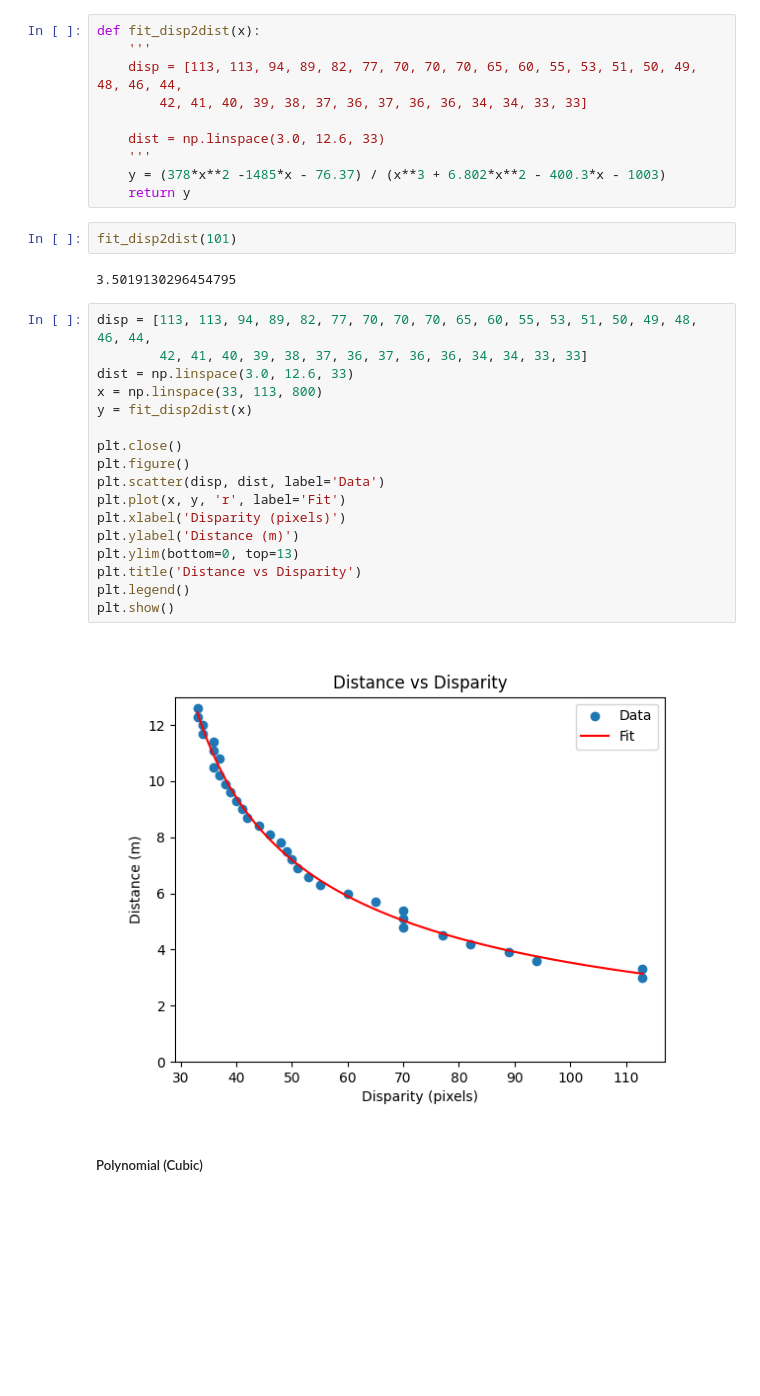
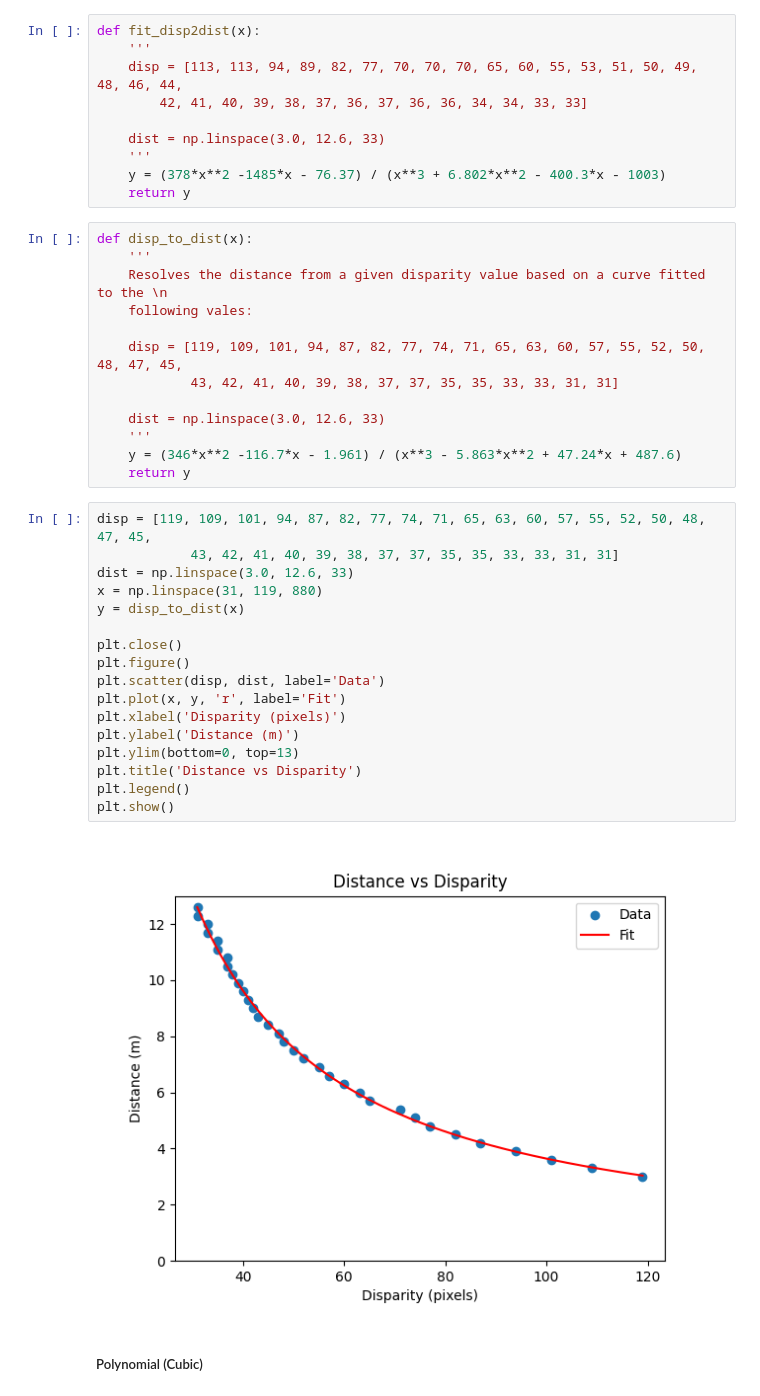
Before and after one commit to kiplimock/image-processing, a Jupyter notebook: disparity.ipynb, the cells around one changed output. Saved outputs shown, nothing was run; the diff lists cells and outputs as text; blank space fills up the shorter version.

Commit message:
extracting disparity values for regression line

```diff
--- a/disparity.ipynb
+++ b/disparity.ipynb
@@ -72,29 +190,38 @@ def fit_disp2dist(x):
     '''
     y = (378*x**2 -1485*x - 76.37) / (x**3 + 6.802*x**2 - 400.3*x - 1003)
     return y
-# %%
-fit_disp2dist(101)
-# %% [output]
-3.5019130296454795
+# %%
+def disp_to_dist(x):
+    '''
+    Resolves the distance from a given disparity value based on a curve fitted to the \n
+    following vales:
+
+    disp = [119, 109, 101, 94, 87, 82, 77, 74, 71, 65, 63, 60, 57, 55, 52, 50, 48, 47, 45,
+            43, 42, 41, 40, 39, 38, 37, 37, 35, 35, 33, 33, 31, 31]
+
+    dist = np.linspace(3.0, 12.6, 33)
+    '''
+    y = (346*x**2 -116.7*x - 1.961) / (x**3 - 5.863*x**2 + 47.24*x + 487.6)
+    return y
 # %%
-disp = [113, 113, 94, 89, 82, 77, 70, 70, 70, 65, 60, 55, 53, 51, 50, 49, 48, 46, 44,
-        42, 41, 40, 39, 38, 37, 36, 37, 36, 36, 34, 34, 33, 33]
+disp = [119, 109, 101, 94, 87, 82, 77, 74, 71, 65, 63, 60, 57, 55, 52, 50, 48, 47, 45,
+            43, 42, 41, 40, 39, 38, 37, 37, 35, 35, 33, 33, 31, 31]
 dist = np.linspace(3.0, 12.6, 33)
-x = np.linspace(33, 113, 800)
-y = fit_disp2dist(x)
+x = np.linspace(31, 119, 880)
+y = disp_to_dist(x)
 
 plt.close()
 plt.figure()
 plt.scatter(disp, dist, label='Data')
 plt.plot(x, y, 'r', label='Fit')
 plt.xlabel('Disparity (pixels)')
 plt.ylabel('Distance (m)')
 plt.ylim(bottom=0, top=13)
 plt.title('Distance vs Disparity')
 plt.legend()
 plt.show()
 # %% [output]
-[figure, old version]
+[figure, new version]
 # %% [markdown]
 ##### Polynomial (Cubic)
 # %%
```
Also changed, not shown: parts of 14 cells of this notebook.
